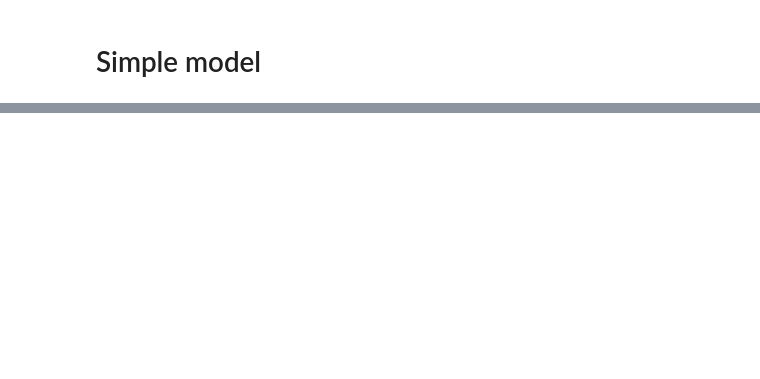
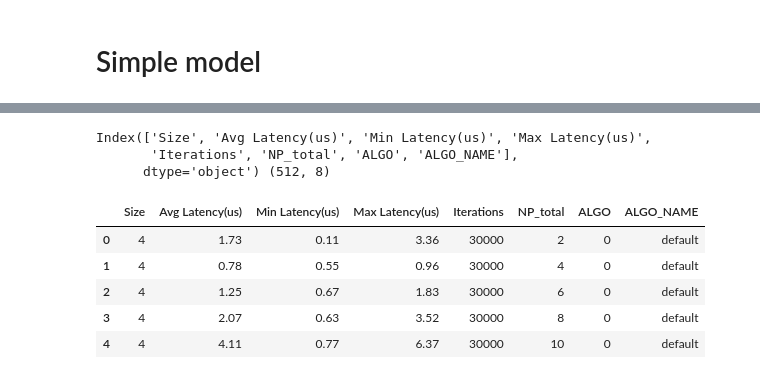
Before and after one commit to JunkyByte/final_hpc_and_cloud, a Jupyter notebook: HPC/exercise1/data_analysis.ipynb, the cells around one changed output, grey strips where cells are left out. Saved outputs shown, nothing was run; the diff lists cells and outputs as text; code cells hidden in the pictures; blank space fills up the shorter version.

```diff
--- a/HPC/exercise1/data_analysis.ipynb
+++ b/HPC/exercise1/data_analysis.ipynb
@@ -91,3 +199,17 @@ est_lat_bin_tree *= 10**6
+# %%
+results = pd.read_csv('results_bcast_fixedsize.csv')
+print(results.columns, results.shape)
+results.head()
+# %% [output]
+Index(['Size', 'Avg Latency(us)', 'Min Latency(us)', 'Max Latency(us)',
+       'Iterations', 'NP_total', 'ALGO', 'ALGO_NAME'],
+      dtype='object') (512, 8)
+|  | Size | Avg Latency(us) | Min Latency(us) | Max Latency(us) | Iterations | NP_total | ALGO | ALGO_NAME |
+| 0 | 4 | 1.73 | 0.11 | 3.36 | 30000 | 2 | 0 | default |
+| 1 | 4 | 0.78 | 0.55 | 0.96 | 30000 | 4 | 0 | default |
+| 2 | 4 | 1.25 | 0.67 | 1.83 | 30000 | 6 | 0 | default |
+| 3 | 4 | 2.07 | 0.63 | 3.52 | 30000 | 8 | 0 | default |
+| 4 | 4 | 4.11 | 0.77 | 6.37 | 30000 | 10 | 0 | default |
 # %%
 # Extract relevant columns
 cores = results['NP_total']
```
Also changed, not shown: parts of 8 cells of this notebook, 30 other files.
